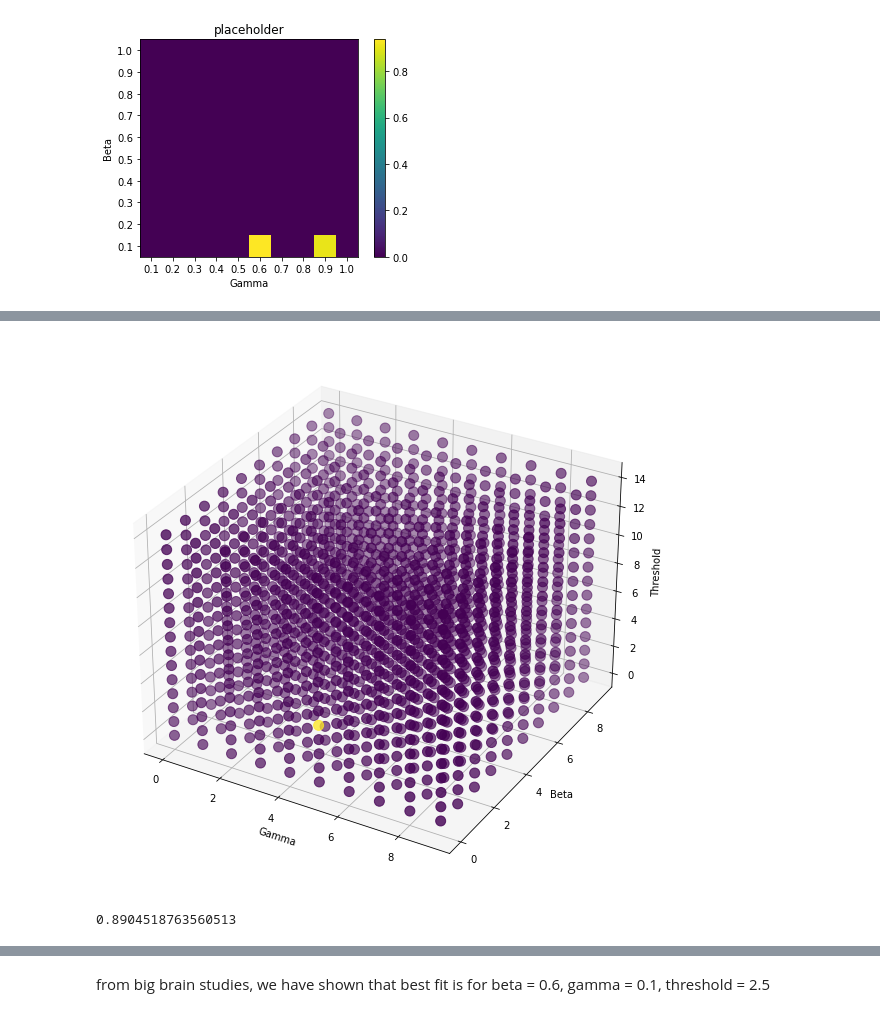
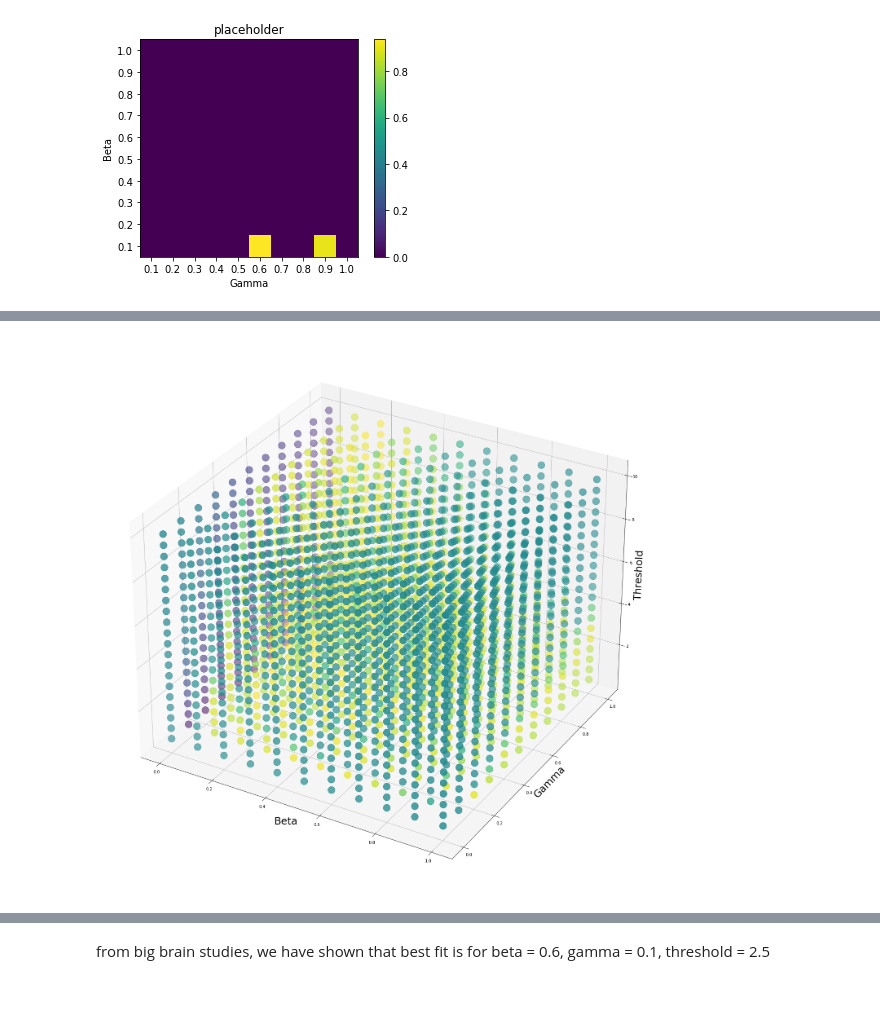
Before and after one commit to Dellapino/MSci-Project, a Jupyter notebook: Validation plots.ipynb, the cells around one changed output, grey strips where cells are left out. Saved outputs shown, nothing was run; the diff lists cells and outputs as text; code cells hidden in the pictures.

```diff
--- a/Validation plots.ipynb
+++ b/Validation plots.ipynb
@@ -848,7 +1236,7 @@ heatmap(arr)
 
 simulation_params = {}
 simulation_params['Time'] = 50
-simulation_params['Runs'] = 1 # low runs to enure doesn't take too long to run
+simulation_params['Runs'] = 50 # low runs to enure doesn't take too long to run
 simulation_params['Initial'] = 0.05
 simulation_params['Threshold'] = 2.5
 
@@ -863,27 +1251,27 @@ s_matrix = []
 i_matrix = []
 r_matrix = []
 
-for j in range(1,11):
+for j in range(0,11):
     print(j)
     simulation_params['Beta'] = j/10
     s_matrix.append([])
     i_matrix.append([])
     r_matrix.append([])
-    for k in range(1, 11):
+    for k in range(0, 11):
         simulation_params['Gamma'] = k/10
         s_matrix[-1].append([])
         i_matrix[-1].append([])
         r_matrix[-1].append([])
-        for l in range(1, 16):
-            simulation_params['Threshold'] = k*0.5
-            S, I, R = sir.analytic_sol(H, simulation_params)
+        for l in range(1, 21): # currently 22 of threshold will bet tested
+            simulation_params['Threshold'] = l*0.5
+            #S, I, R = sir.analytic_sol(H, simulation_params)
             s, i, r = sir.smooth(H, simulation_params)
 
-            s, S = steady_slice(s, S)
-            i, I = steady_slice(i, I)
-            r, R = steady_slice(r, R)
+            s, temp_S = steady_slice(s, bS)
+            i, temp_I = steady_slice(i, bI)
+            r, temp_R = steady_slice(r, bR)
 
-            s_matrix[-1][-1].append(dtw_similarity(s, S, 0))
-            i_matrix[-1][-1].append(dtw_similarity(i, I, 0))
-            r_matrix[-1][-1].append(dtw_similarity(r, R, 0))
+            s_matrix[-1][-1].append(total_similarity(s, temp_S))
+            i_matrix[-1][-1].append(total_similarity(i, temp_I))
+            r_matrix[-1][-1].append(total_similarity(r, temp_R))
 # %% [output]
@@ -902,30 +1356,28 @@ overall_similarity = np.array(s_matrix) + np.array(i_matrix) + np.array(r_matrix
 overall_similarity /= 3
+# %%
+# create a 3D array with random data
+data =  np.array(s_matrix) + np.array(i_matrix) + np.array(r_matrix)
+data /= 3
 # %%
 import numpy as np
 import matplotlib.pyplot as plt
 from mpl_toolkits.mplot3d import Axes3D
-
-# create a 3D array with random data
-data = overall_similarity
+plt.rcParams['text.usetex'] = False
 
 # create a 3D plot
-fig = plt.figure(figsize=(10, 10))
+fig = plt.figure(figsize=(25, 25))
 ax = fig.add_subplot(111, projection='3d')
 
 # plot the data
-x, y, z = np.meshgrid(np.arange(10), np.arange(10), np.arange(15))
-ax.scatter(x, y, z, s = 100, c=data.flatten())
+x, y, z = np.meshgrid(np.arange(0.0, 1.01, 0.1), np.arange(0.0, 1.01, 0.1), np.arange(0.5, 10.01, 0.5))
+ax.scatter(x, y, z, s = 300, c=data.flatten())
 
 # set the labels
-ax.set_xlabel('Gamma')
-ax.set_ylabel('Beta')
-ax.set_zlabel('Threshold')
+plt.xlabel('Beta', fontsize = 25)
+plt.ylabel('Gamma', fontsize = 25)
+ax.set_zlabel('Threshold', fontsize = 25)
 
 # show the plot
 plt.show()
 # %% [output]
-[figure, old version]
+[figure, new version]
-# %%
-np.amax(overall_similarity)
-# %% [output]
-0.8904518763560513
```
Also changed, not shown: parts of 66 cells of this notebook, 9 other files.
